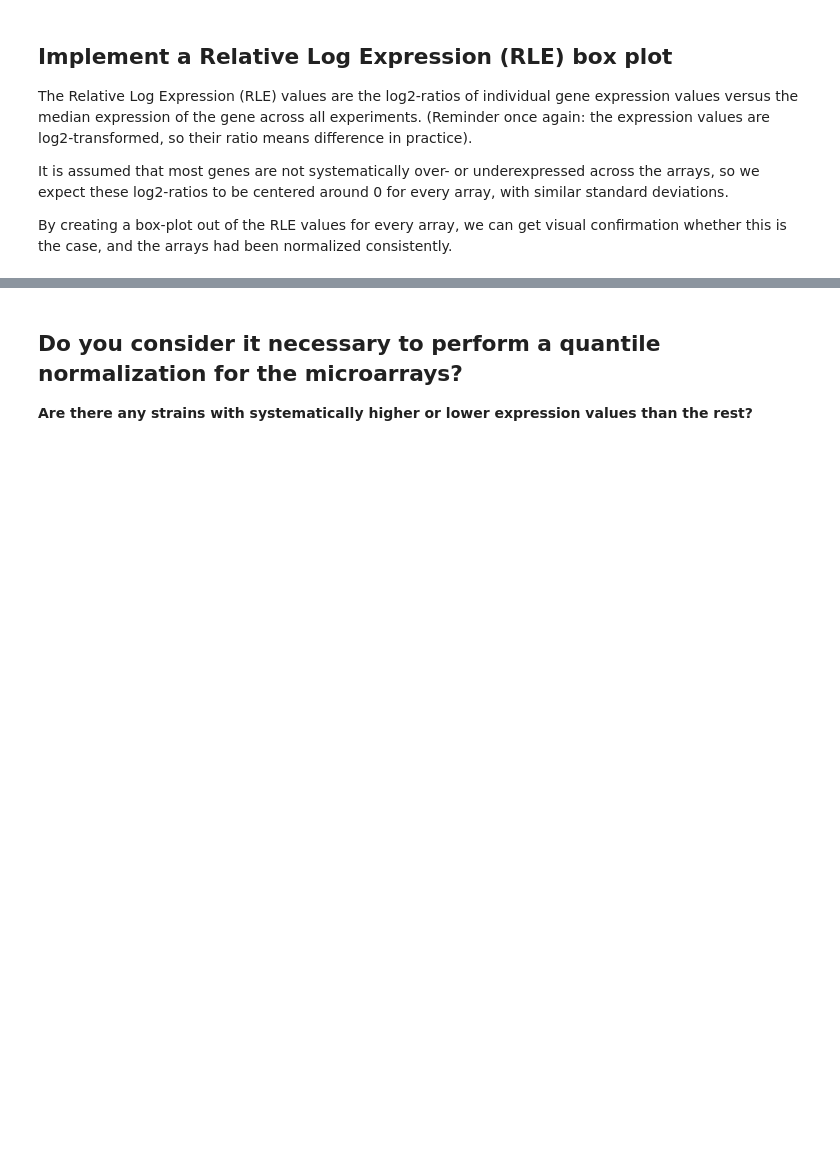
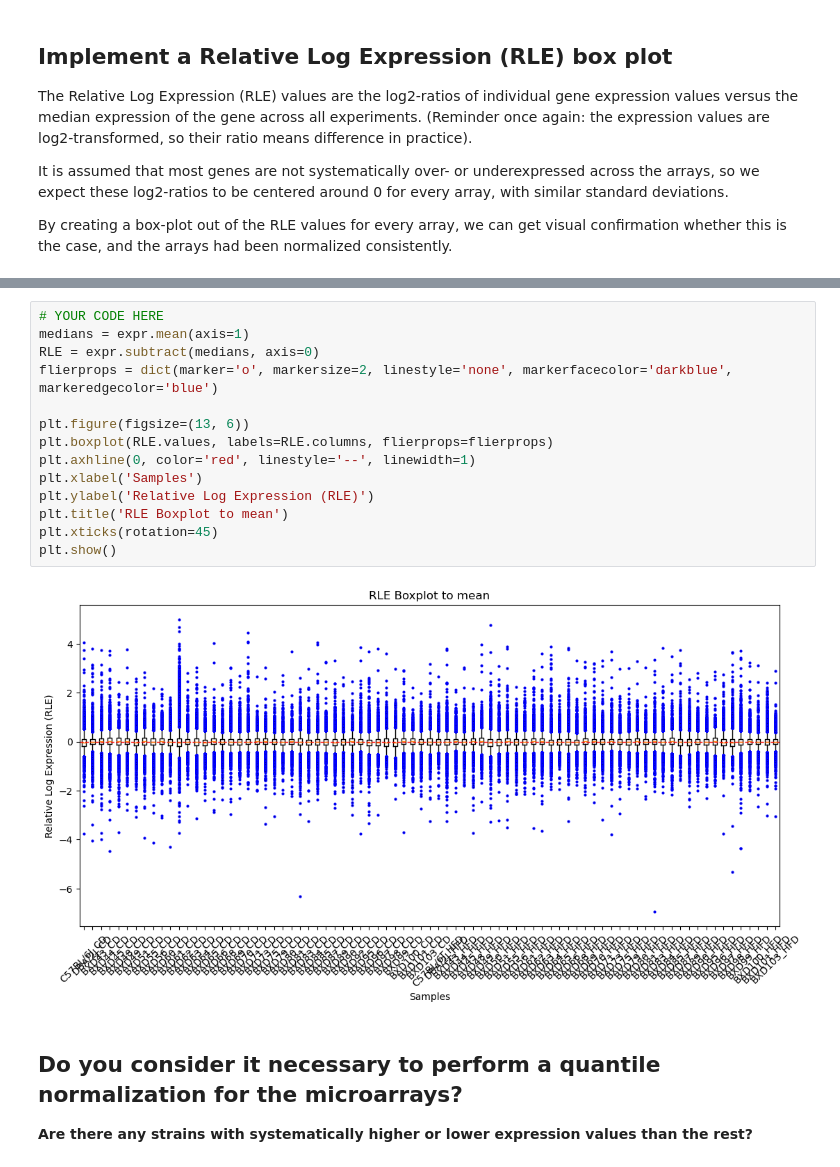
Before and after one commit to PeterBrederlow/PracticalIntegrativeBioinformatics, a Jupyter notebook: Day5-DE_Analysis.ipynb, the cells around one changed output, grey strips where cells are left out. Drawn from its saved outputs; the diff is of its cells as text; blank space fills up the shorter version.

```diff
--- a/Day5-DE_Analysis.ipynb
+++ b/Day5-DE_Analysis.ipynb
@@ -128,3 +126,19 @@ plt.show()
+# %%
+# YOUR CODE HERE
+medians = expr.mean(axis=1)
+RLE = expr.subtract(medians, axis=0)
+flierprops = dict(marker='o', markersize=2, linestyle='none', markerfacecolor='darkblue', markeredgecolor='blue')
+
+plt.figure(figsize=(13, 6))
+plt.boxplot(RLE.values, labels=RLE.columns, flierprops=flierprops)
+plt.axhline(0, color='red', linestyle='--', linewidth=1)
+plt.xlabel('Samples')
+plt.ylabel('Relative Log Expression (RLE)')
+plt.title('RLE Boxplot to mean')
+plt.xticks(rotation=45)
+plt.show()
+# %% [output]
+[figure, added]
 # %% [markdown]
 ## Do you consider it necessary to perform a quantile normalization for the microarrays?
 
```
Also changed, not shown: parts of 6 cells of this notebook, 1 other file.
